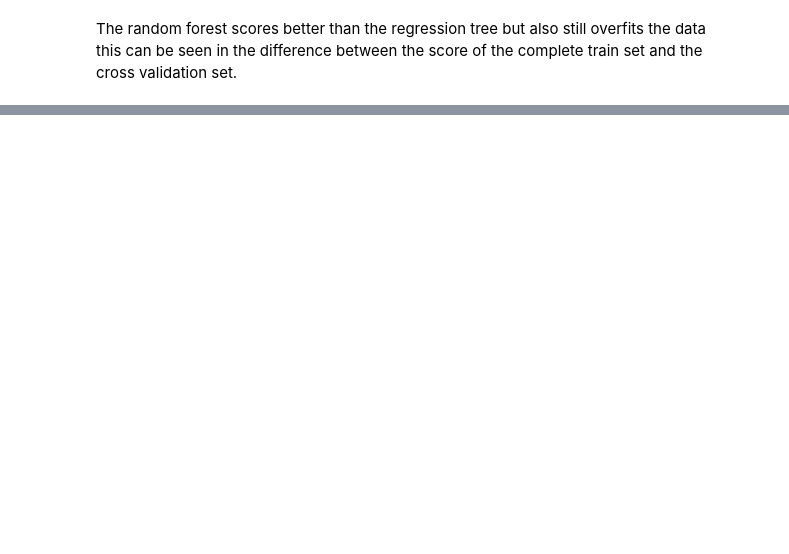
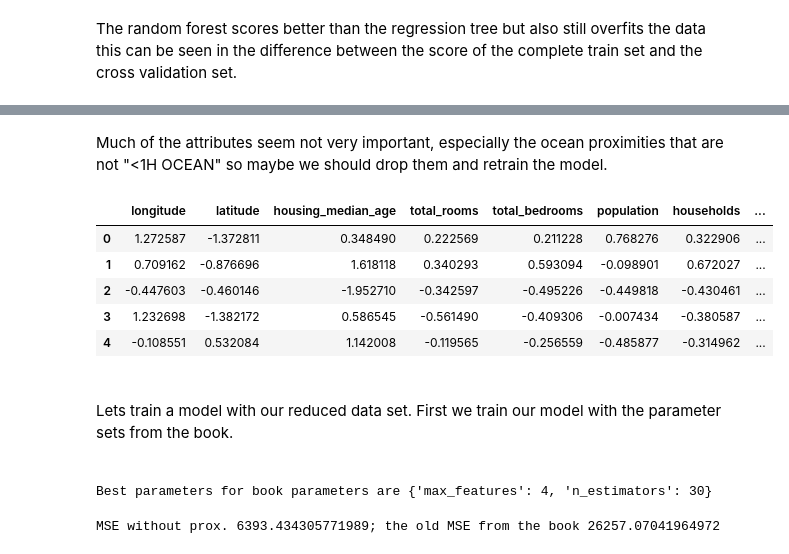
Before and after one commit to derkaczda/HandsOnMachineLearning, a Jupyter notebook: HousingPrices.ipynb, the cells around one changed output, grey strips where cells are left out. Drawn from its saved outputs; the diff is of its cells as text; code cells hidden in the pictures; blank space fills up the shorter version.

Commit message:
added gridsearch, attribute removal and SVR

```diff
--- a/HousingPrices.ipynb
+++ b/HousingPrices.ipynb
@@ -289,0 +294,15 @@ cross validation set.
+# %%
+from sklearn.model_selection import GridSearchCV
+
+param_grid = [
+    {'n_estimators': [3, 10, 30, 60, 100, 150, 200, 250, 300], 'max_features': [2, 4, 6, 8, 10]},
+    {'bootstrap': [False], 'n_estimators': [3, 10, 30, 60, 100, 150, 200, 250, 300], 'max_features': [2, 4, 6, 8, 10]}
+]
+
+forest_reg = RandomForestRegressor()
+grid_search = GridSearchCV(forest_reg, param_grid, cv=5,
+                           scoring='neg_mean_squared_error',
+                           return_train_score=True)
+
+grid_search.fit(train_x_cleaned, train_y)
+print(f"Best parameters are {grid_search.best_params_}")
@@ -289,0 +343,15 @@ cross validation set.
+# %%
+param_grid = [
+    {'n_estimators': [3, 10, 30], 'max_features': [2, 4, 6, 8]},
+    {'bootstrap': [False], 'n_estimators': [3, 10], 'max_features': [2, 3, 4]}
+]
+
+forest_reg_book = RandomForestRegressor()
+grid_search_book = GridSearchCV(forest_reg_book, param_grid, cv=5,
+                           scoring='neg_mean_squared_error',
+                           return_train_score=True)
+
+grid_search_book.fit(train_x_cleaned, train_y)
+print(f"Best parameters are {grid_search_book.best_params_}")
+forest_book_mse = compute_mse(grid_search_book.best_estimator_)
+print(f"MSE book forest {forest_book_mse}")
@@ -289,0 +392,38 @@ cross validation set.
+# %% [markdown]
+Much of the attributes seem not very important, especially the ocean proximities that are not "<1H OCEAN" so maybe
+we should drop them and retrain the model.
+# %%
+train_x_cleaned.columns = attributes
+
+train_x_dropped_proximity = train_x_cleaned.drop(['INLAND','ISLAND', 'NEAR BAY', 'NEAR OCEAN'], axis=1)
+train_x_dropped_proximity.head()
+# %% [output]
+|  | longitude | latitude | housing_median_age | total_rooms | total_bedrooms | population | households | ... |
+| 0 | 1.272587 | -1.372811 | 0.348490 | 0.222569 | 0.211228 | 0.768276 | 0.322906 | ... |
+| 1 | 0.709162 | -0.876696 | 1.618118 | 0.340293 | 0.593094 | -0.098901 | 0.672027 | ... |
+| 2 | -0.447603 | -0.460146 | -1.952710 | -0.342597 | -0.495226 | -0.449818 | -0.430461 | ... |
+| 3 | 1.232698 | -1.382172 | 0.586545 | -0.561490 | -0.409306 | -0.007434 | -0.380587 | ... |
+| 4 | -0.108551 | 0.532084 | 1.142008 | -0.119565 | -0.256559 | -0.485877 | -0.314962 | ... |
+# %% [markdown]
+<br>
+Lets train a model with our reduced data set.
+First we train our model with the parameter sets from the book.
+<br><br>
+# %%
+model_without_prox_book = GridSearchCV(RandomForestRegressor(), param_grid, cv=5,
+                           scoring='neg_mean_squared_error',
+                           return_train_score=True)
+model_without_prox_book.fit(train_x_dropped_proximity, train_y)
+print(f"Best parameters for book parameters are {model_without_prox_book.best_params_}")
+# %% [output]
+Best parameters for book parameters are {'max_features': 4, 'n_estimators': 30}
+# %%
+small_test_set_without_prox = train_x_dropped_proximity.iloc[:5]
+small_test_set_without_prox_y = train_y.iloc[:5]
+
+predictions = model_without_prox_book.best_estimator_.predict(small_test_set_without_prox)
+wihout_prox_mse = mean_squared_error(small_test_set_without_prox_y, predictions)
+
+print(f"MSE without prox. {np.sqrt(wihout_prox_mse)}; the old MSE from the book {forest_book_mse}")
+# %% [output]
+MSE without prox. 6393.434305771989; the old MSE from the book 26257.07041964972
```
Also changed, not shown: parts of 28 cells of this notebook.
